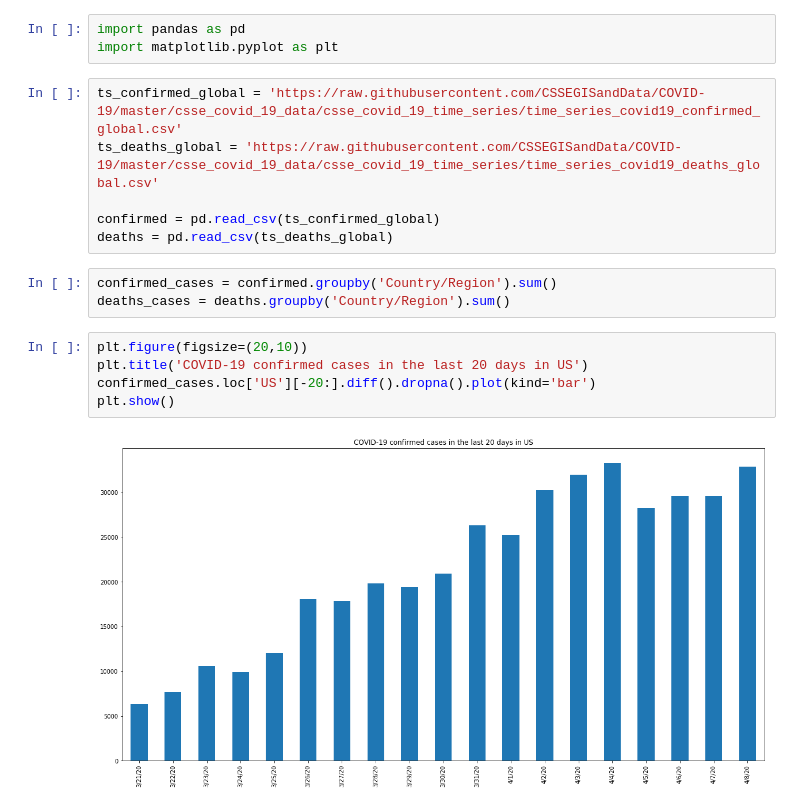
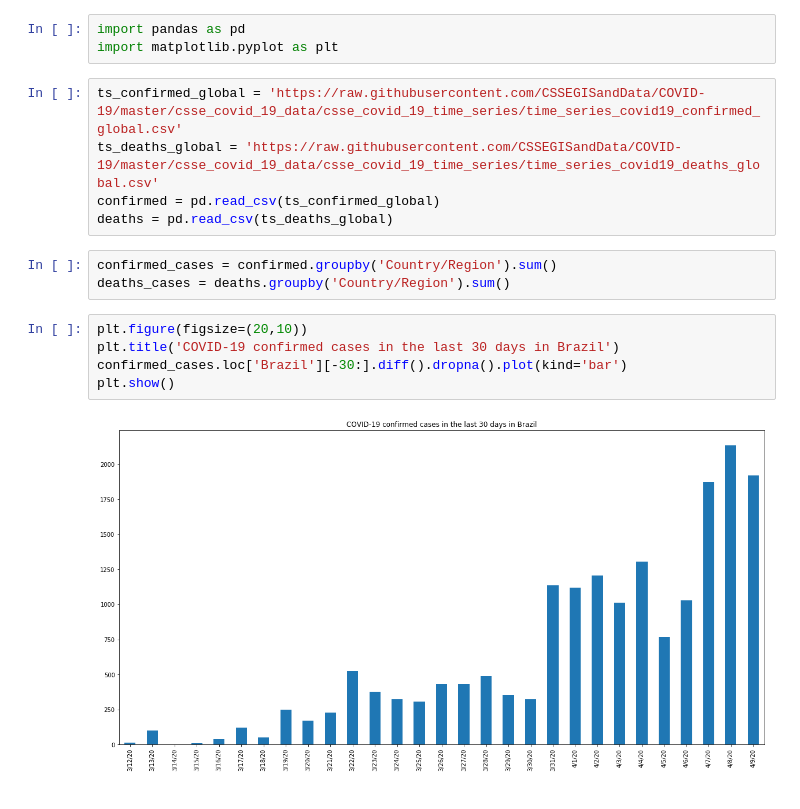
Before and after one commit to kaiocesar/data-science-health, a Jupyter notebook: Timeseries Updated.ipynb, the cells around one changed output. Saved outputs shown, nothing was run; the diff lists cells and outputs as text.

```diff
--- a/Timeseries Updated.ipynb
+++ b/Timeseries Updated.ipynb
@@ -4,7 +4,6 @@ import matplotlib.pyplot as plt
 # %%
 ts_confirmed_global = 'https://raw.githubusercontent.com/CSSEGISandData/COVID-19/master/csse_covid_19_data/csse_covid_19_time_series/time_series_covid19_confirmed_global.csv'
 ts_deaths_global = 'https://raw.githubusercontent.com/CSSEGISandData/COVID-19/master/csse_covid_19_data/csse_covid_19_time_series/time_series_covid19_deaths_global.csv'
-
 confirmed = pd.read_csv(ts_confirmed_global)
 deaths = pd.read_csv(ts_deaths_global)
 # %%
@@ -12,10 +11,10 @@ confirmed_cases = confirmed.groupby('Country/Region').sum()
 deaths_cases = deaths.groupby('Country/Region').sum()
 # %%
 plt.figure(figsize=(20,10))
-plt.title('COVID-19 confirmed cases in the last 20 days in US')
-confirmed_cases.loc['US'][-20:].diff().dropna().plot(kind='bar')
+plt.title('COVID-19 confirmed cases in the last 30 days in Brazil')
+confirmed_cases.loc['Brazil'][-30:].diff().dropna().plot(kind='bar')
 plt.show()
 # %% [output]
-[figure, old version]
+[figure, new version]
 # %%
 plt.figure(figsize=(20,10))
```
Also changed, not shown: parts of 3 cells of this notebook.
